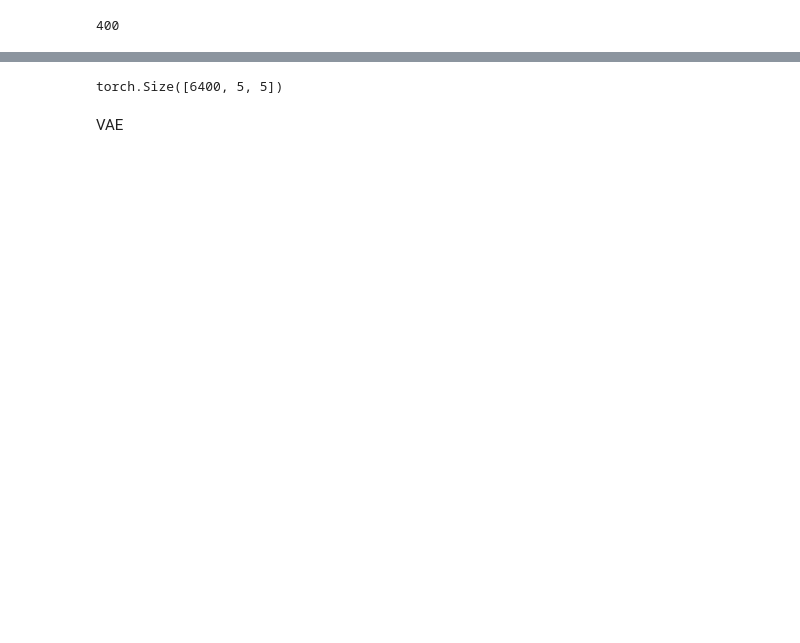
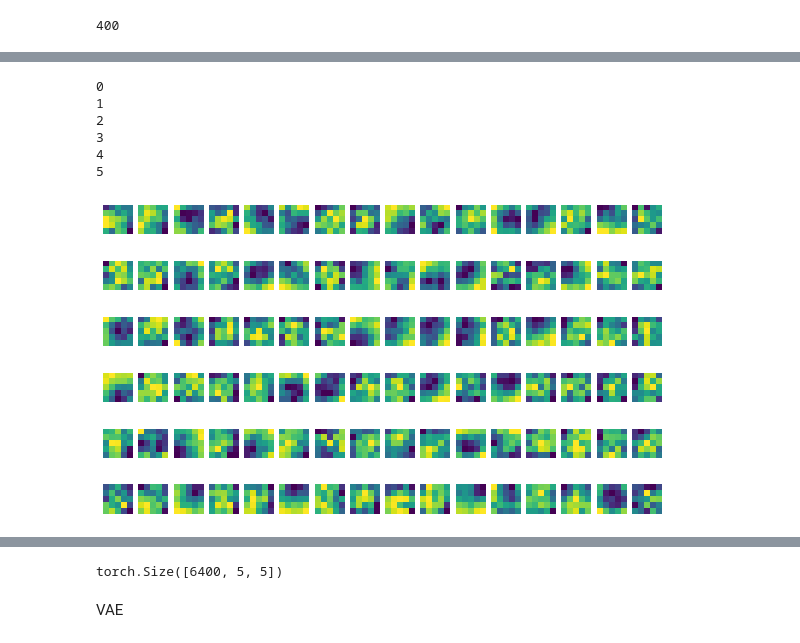
Before and after one commit to manleyroberts/filter-generation, a Jupyter notebook: PGM_Project.ipynb, the cells around one changed output, grey strips where cells are left out. Saved outputs shown, nothing was run; the diff lists cells and outputs as text; code cells hidden in the pictures; blank space fills up the shorter version.

```diff
--- a/PGM_Project.ipynb
+++ b/PGM_Project.ipynb
@@ -66,0 +44,23 @@ dataset = get_and_show_dataset(num_images)
+# %%
+num_images = 6
+_, axarr = plt.subplots(num_images, 16, figsize=(10, num_images))
+
+f = 0
+while True:
+  if f >= num_images:
+    break
+  print(f)
+  file = np.random.choice(os.listdir('filters'), replace=True)
+  filter = torch.load('filters/' + file)
+  for i in range(16):
+      axarr[f, i].set_axis_off()
+      axarr[f, i].imshow(filter['0.weight'][i][0], interpolation=None)
+  f += 1
+# %% [output]
+0
+1
+2
+3
+4
+5
+[figure, added]
```
Also changed, not shown: parts of 23 cells of this notebook.
